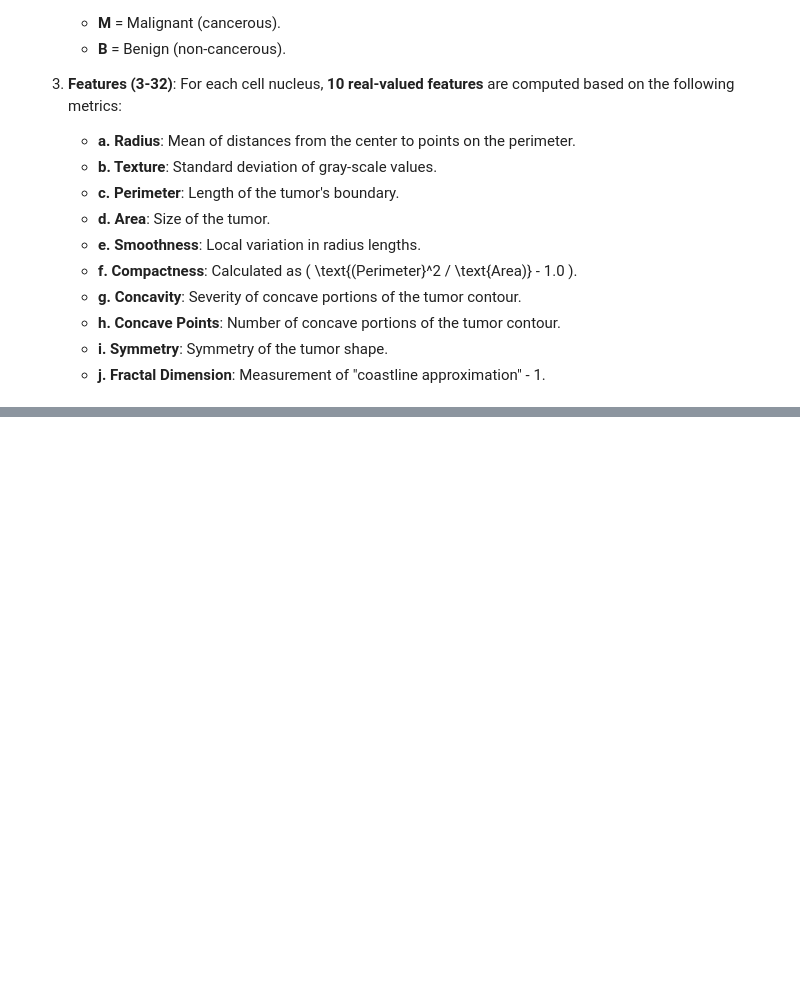
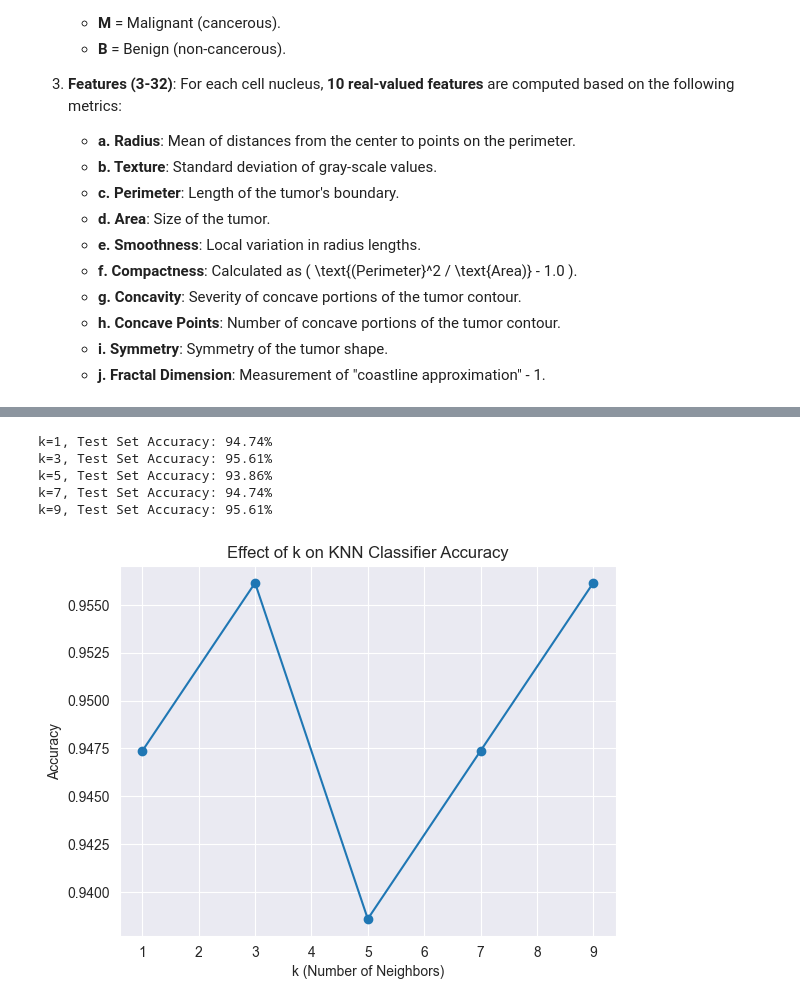
Before and after one commit to kismet85/dkkoAssignments, a Jupyter notebook: knn_classifier.ipynb, the cells around one changed output, grey strips where cells are left out. Saved outputs shown, nothing was run; the diff lists cells and outputs as text; code cells hidden in the pictures; blank space fills up the shorter version.

```diff
--- a/knn_classifier.ipynb
+++ b/knn_classifier.ipynb
@@ -50,3 +77,12 @@ df.describe()
 # %%
 
-df.loc[:]
+# Define feature and target columns
+feature_columns = [
+    "radius1", "texture1", "perimeter1", "area1", "smoothness1",
+    "compactness1", "concavity1", "concave_points1"
+]
+target_column = "Diagnosis"
+
+# Separate features (X) and target (y)
+X = df[feature_columns]
+y = df[target_column]
@@ -82,0 +109,7 @@ df.head()
+# %%
+
+X_scaled = scaler.fit_transform(X)
+# %%
+
+# Split the data using hold-out validation
+X_train, X_test, y_train, y_test = train_test_split(X_scaled, y, test_size=0.2, random_state=42)
@@ -82,0 +142,25 @@ df.head()
+# %%
+# Experiment with different values of k
+k_values = [1, 3, 5, 7, 9]
+accuracies = []
+
+for k in k_values:
+    knn = KNeighborsClassifier(n_neighbors=k)
+    knn.fit(X_train, y_train)
+    acc = knn.score(X_test, y_test)
+    accuracies.append(acc)
+    print(f"k={k}, Test Set Accuracy: {acc * 100:.2f}%")
+
+# Plot k vs accuracy
+plt.plot(k_values, accuracies, marker='o')
+plt.title("Effect of k on KNN Classifier Accuracy")
+plt.xlabel("k (Number of Neighbors)")
+plt.ylabel("Accuracy")
+plt.show()
+# %% [output]
+k=1, Test Set Accuracy: 94.74%
+k=3, Test Set Accuracy: 95.61%
+k=5, Test Set Accuracy: 93.86%
+k=7, Test Set Accuracy: 94.74%
+k=9, Test Set Accuracy: 95.61%
+[figure, added]
```
Also changed, not shown: parts of 9 cells of this notebook.
